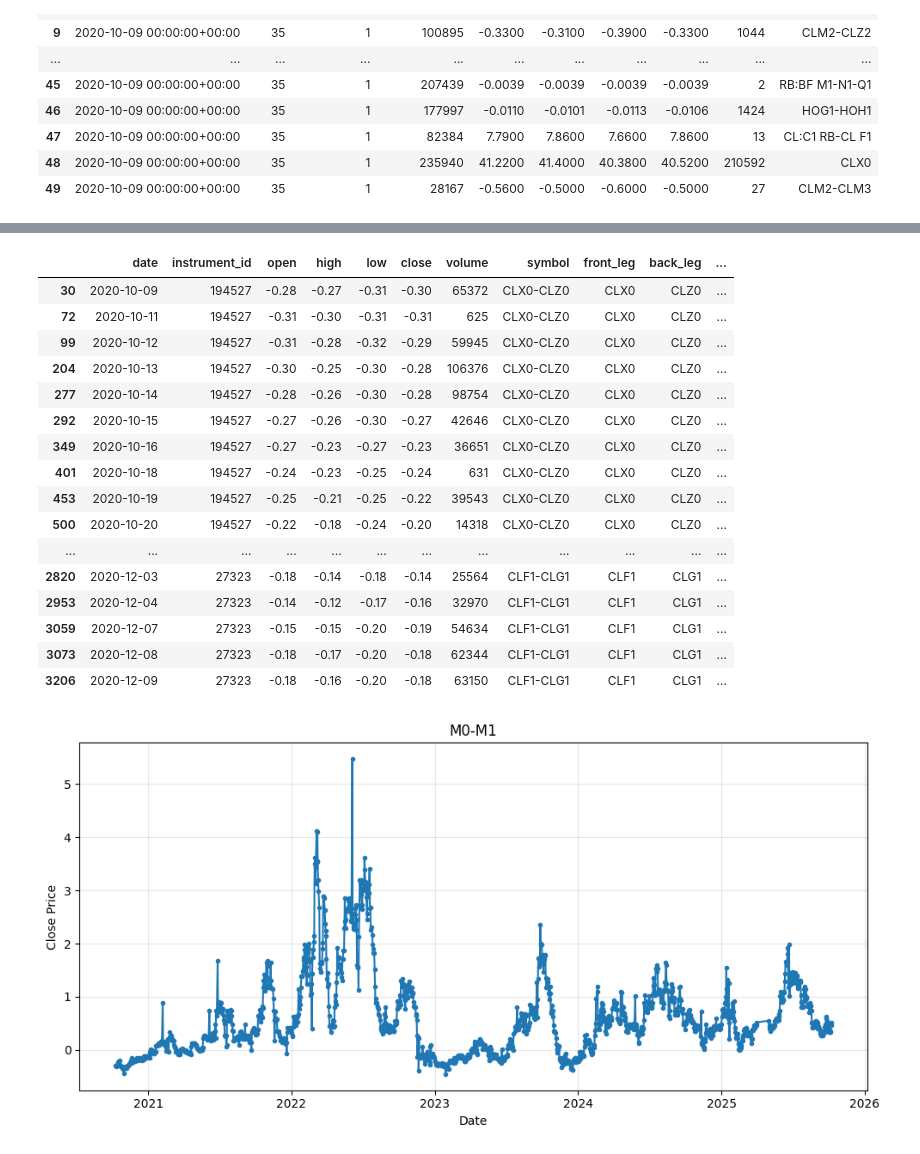
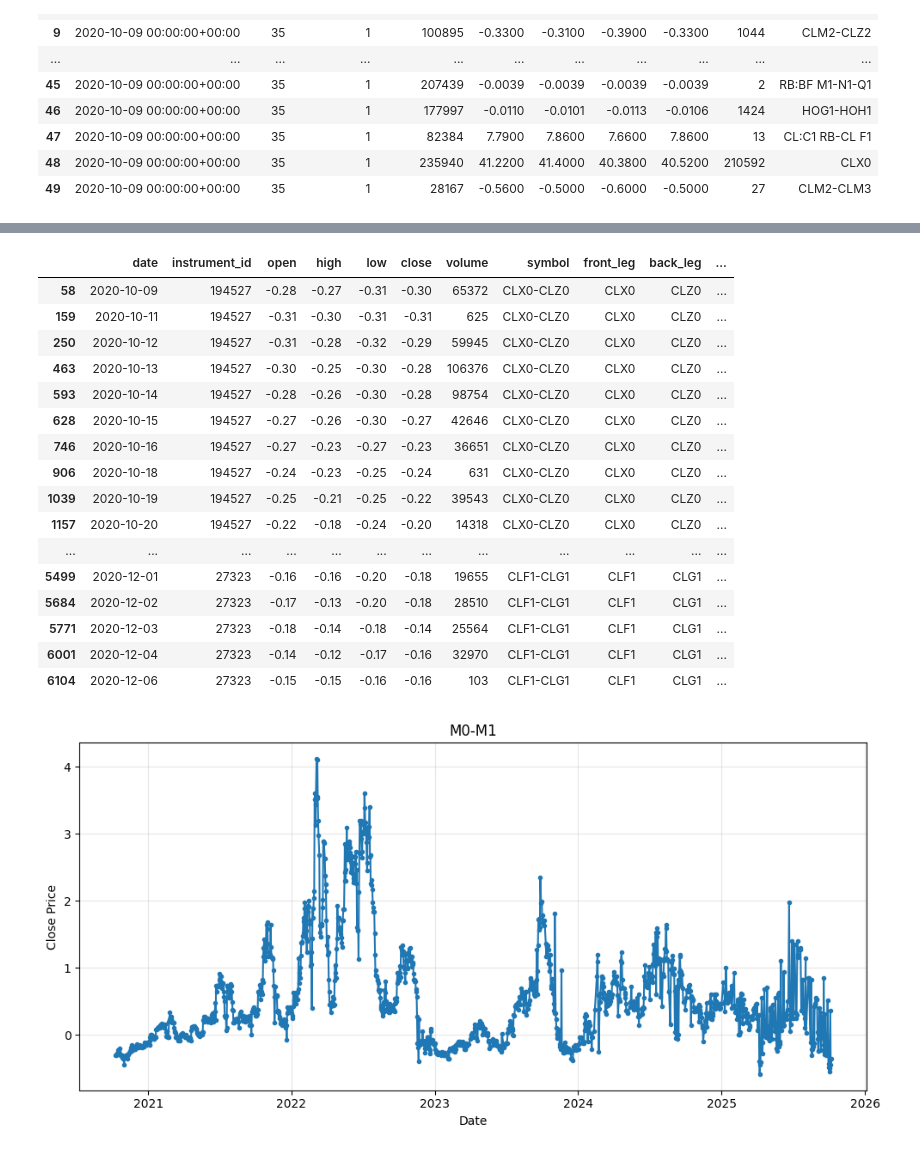
Before and after one commit to simyeekai/commods-relative-basis, a Jupyter notebook: commods rv.ipynb, the cells around one changed output, grey strips where cells are left out. Cells and saved outputs as stored; diff of their text form; code cells hidden in the pictures.

```diff
--- a/commods rv.ipynb
+++ b/commods rv.ipynb
@@ -37,7 +37,7 @@ df = df.drop(columns=['publisher_id', 'rtype'])
 df['ts_event'] = df['ts_event'].dt.date
 df = df.rename(columns={'ts_event': 'date'})
 df['date'] = pd.to_datetime(df['date'])
-df = df[df['date'].dt.to_period('M') != '2025-04'] #remove liberation day data
+## df = df[df['date'].dt.to_period('M') != '2025-04'] # to remove liberation day data but lets leave it in first
 print(len(df))
 df.head()
 # %% [output]
@@ -121,30 +174,30 @@ def plot_spread(spread_df, title=None):
 # %%
 spreads = process_symbol(df, 'CL')
 
-M0_M1 = spreads['M0-M1']
-M1_M2 = spreads['M1-M2']
-M2_M3 = spreads['M2-M3']
+CL_M0_M1 = spreads['M0-M1']
+CL_M1_M2 = spreads['M1-M2']
+CL_M2_M3 = spreads['M2-M3']
 
-M0_M1.head(50)
+CL_M0_M1.head(50)
 # %% [output]
 |  | date | instrument_id | open | high | low | close | volume | symbol | front_leg | back_leg | ... |
-| 30 | 2020-10-09 | 194527 | -0.28 | -0.27 | -0.31 | -0.30 | 65372 | CLX0-CLZ0 | CLX0 | CLZ0 | ... |
-| 72 | 2020-10-11 | 194527 | -0.31 | -0.30 | -0.31 | -0.31 | 625 | CLX0-CLZ0 | CLX0 | CLZ0 | ... |
-| 99 | 2020-10-12 | 194527 | -0.31 | -0.28 | -0.32 | -0.29 | 59945 | CLX0-CLZ0 | CLX0 | CLZ0 | ... |
-| 204 | 2020-10-13 | 194527 | -0.30 | -0.25 | -0.30 | -0.28 | 106376 | CLX0-CLZ0 | CLX0 | CLZ0 | ... |
-| 277 | 2020-10-14 | 194527 | -0.28 | -0.26 | -0.30 | -0.28 | 98754 | CLX0-CLZ0 | CLX0 | CLZ0 | ... |
-| 292 | 2020-10-15 | 194527 | -0.27 | -0.26 | -0.30 | -0.27 | 42646 | CLX0-CLZ0 | CLX0 | CLZ0 | ... |
-| 349 | 2020-10-16 | 194527 | -0.27 | -0.23 | -0.27 | -0.23 | 36651 | CLX0-CLZ0 | CLX0 | CLZ0 | ... |
-| 401 | 2020-10-18 | 194527 | -0.24 | -0.23 | -0.25 | -0.24 | 631 | CLX0-CLZ0 | CLX0 | CLZ0 | ... |
-| 453 | 2020-10-19 | 194527 | -0.25 | -0.21 | -0.25 | -0.22 | 39543 | CLX0-CLZ0 | CLX0 | CLZ0 | ... |
-| 500 | 2020-10-20 | 194527 | -0.22 | -0.18 | -0.24 | -0.20 | 14318 | CLX0-CLZ0 | CLX0 | CLZ0 | ... |
+| 58 | 2020-10-09 | 194527 | -0.28 | -0.27 | -0.31 | -0.30 | 65372 | CLX0-CLZ0 | CLX0 | CLZ0 | ... |
+| 159 | 2020-10-11 | 194527 | -0.31 | -0.30 | -0.31 | -0.31 | 625 | CLX0-CLZ0 | CLX0 | CLZ0 | ... |
+| 250 | 2020-10-12 | 194527 | -0.31 | -0.28 | -0.32 | -0.29 | 59945 | CLX0-CLZ0 | CLX0 | CLZ0 | ... |
+| 463 | 2020-10-13 | 194527 | -0.30 | -0.25 | -0.30 | -0.28 | 106376 | CLX0-CLZ0 | CLX0 | CLZ0 | ... |
+| 593 | 2020-10-14 | 194527 | -0.28 | -0.26 | -0.30 | -0.28 | 98754 | CLX0-CLZ0 | CLX0 | CLZ0 | ... |
+| 628 | 2020-10-15 | 194527 | -0.27 | -0.26 | -0.30 | -0.27 | 42646 | CLX0-CLZ0 | CLX0 | CLZ0 | ... |
+| 746 | 2020-10-16 | 194527 | -0.27 | -0.23 | -0.27 | -0.23 | 36651 | CLX0-CLZ0 | CLX0 | CLZ0 | ... |
+| 906 | 2020-10-18 | 194527 | -0.24 | -0.23 | -0.25 | -0.24 | 631 | CLX0-CLZ0 | CLX0 | CLZ0 | ... |
+| 1039 | 2020-10-19 | 194527 | -0.25 | -0.21 | -0.25 | -0.22 | 39543 | CLX0-CLZ0 | CLX0 | CLZ0 | ... |
+| 1157 | 2020-10-20 | 194527 | -0.22 | -0.18 | -0.24 | -0.20 | 14318 | CLX0-CLZ0 | CLX0 | CLZ0 | ... |
 | ... | ... | ... | ... | ... | ... | ... | ... | ... | ... | ... | ... |
-| 2820 | 2020-12-03 | 27323 | -0.18 | -0.14 | -0.18 | -0.14 | 25564 | CLF1-CLG1 | CLF1 | CLG1 | ... |
-| 2953 | 2020-12-04 | 27323 | -0.14 | -0.12 | -0.17 | -0.16 | 32970 | CLF1-CLG1 | CLF1 | CLG1 | ... |
-| 3059 | 2020-12-07 | 27323 | -0.15 | -0.15 | -0.20 | -0.19 | 54634 | CLF1-CLG1 | CLF1 | CLG1 | ... |
-| 3073 | 2020-12-08 | 27323 | -0.18 | -0.17 | -0.20 | -0.18 | 62344 | CLF1-CLG1 | CLF1 | CLG1 | ... |
-| 3206 | 2020-12-09 | 27323 | -0.18 | -0.16 | -0.20 | -0.18 | 63150 | CLF1-CLG1 | CLF1 | CLG1 | ... |
+| 5499 | 2020-12-01 | 27323 | -0.16 | -0.16 | -0.20 | -0.18 | 19655 | CLF1-CLG1 | CLF1 | CLG1 | ... |
+| 5684 | 2020-12-02 | 27323 | -0.17 | -0.13 | -0.20 | -0.18 | 28510 | CLF1-CLG1 | CLF1 | CLG1 | ... |
+| 5771 | 2020-12-03 | 27323 | -0.18 | -0.14 | -0.18 | -0.14 | 25564 | CLF1-CLG1 | CLF1 | CLG1 | ... |
+| 6001 | 2020-12-04 | 27323 | -0.14 | -0.12 | -0.17 | -0.16 | 32970 | CLF1-CLG1 | CLF1 | CLG1 | ... |
+| 6104 | 2020-12-06 | 27323 | -0.15 | -0.15 | -0.16 | -0.16 | 103 | CLF1-CLG1 | CLF1 | CLG1 | ... |
 # %%
-plot_spread(M0_M1)
+plot_spread(CL_M0_M1)
 # %% [output]
-[figure, old version]
+[figure, new version]
```
Also changed, not shown: parts of 9 cells of this notebook.
